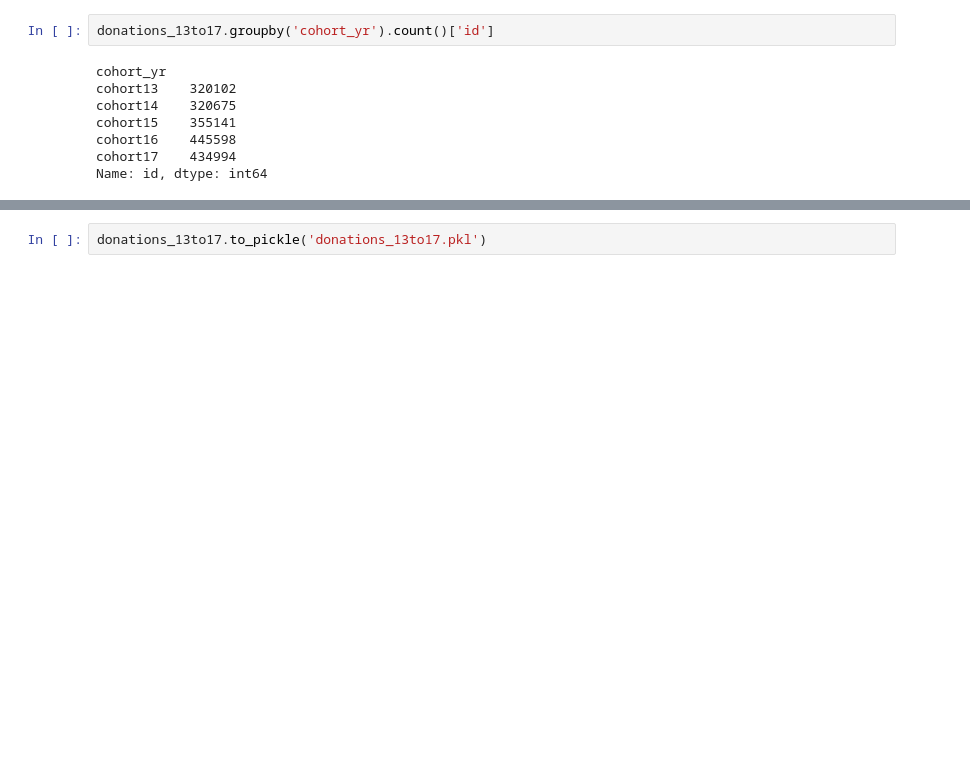
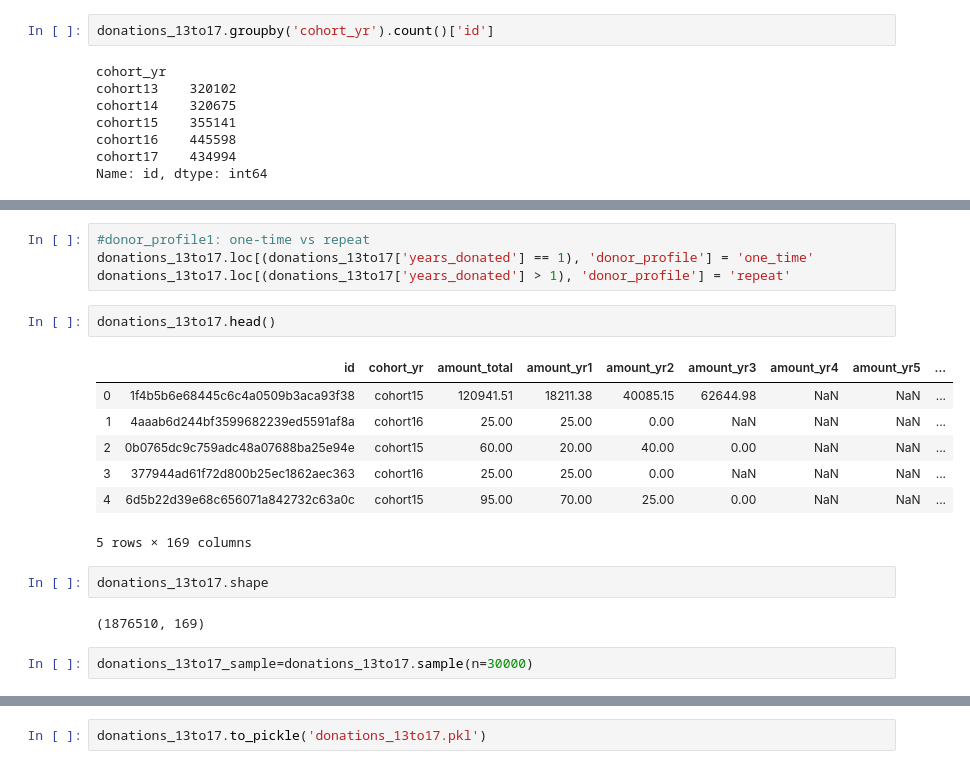
Before and after one commit to erinmarieanderson/donations, a Jupyter notebook: notebooks/donation_export_create_dataframes.ipynb, the cells around one changed output, grey strips where cells are left out. Drawn from its saved outputs; the diff is of its cells as text; blank space fills up the shorter version.

```diff
--- a/notebooks/donation_export_create_dataframes.ipynb
+++ b/notebooks/donation_export_create_dataframes.ipynb
@@ -638,0 +671,20 @@ Name: id, dtype: int64
+# %%
+#donor_profile1: one-time vs repeat
+donations_13to17.loc[(donations_13to17['years_donated'] == 1), 'donor_profile'] = 'one_time'
+donations_13to17.loc[(donations_13to17['years_donated'] > 1), 'donor_profile'] = 'repeat'
+# %%
+donations_13to17.head()
+# %% [output]
+|  | id | cohort_yr | amount_total | amount_yr1 | amount_yr2 | amount_yr3 | amount_yr4 | amount_yr5 | ... |
+| 0 | 1f4b5b6e68445c6c4a0509b3aca93f38 | cohort15 | 120941.51 | 18211.38 | 40085.15 | 62644.98 | NaN | NaN | ... |
+| 1 | 4aaab6d244bf3599682239ed5591af8a | cohort16 | 25.00 | 25.00 | 0.00 | NaN | NaN | NaN | ... |
+| 2 | 0b0765dc9c759adc48a07688ba25e94e | cohort15 | 60.00 | 20.00 | 40.00 | 0.00 | NaN | NaN | ... |
+| 3 | 377944ad61f72d800b25ec1862aec363 | cohort16 | 25.00 | 25.00 | 0.00 | NaN | NaN | NaN | ... |
+| 4 | 6d5b22d39e68c656071a842732c63a0c | cohort15 | 95.00 | 70.00 | 25.00 | 0.00 | NaN | NaN | ... |
+5 rows × 169 columns
+# %%
+donations_13to17.shape
+# %% [output]
+(1876510, 169)
+# %%
+donations_13to17_sample=donations_13to17.sample(n=30000)
```
Also changed, not shown: parts of 17 cells of this notebook, 3 other files.
